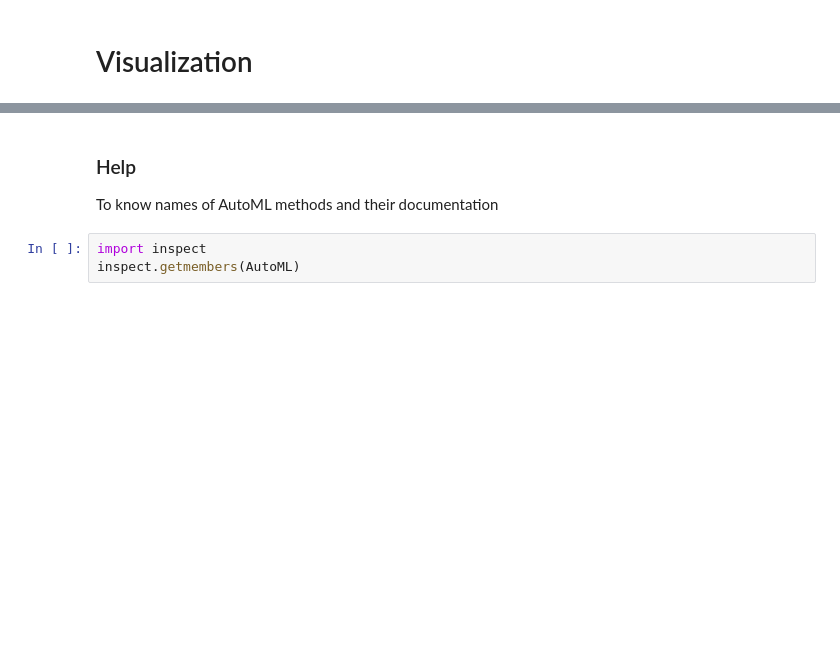
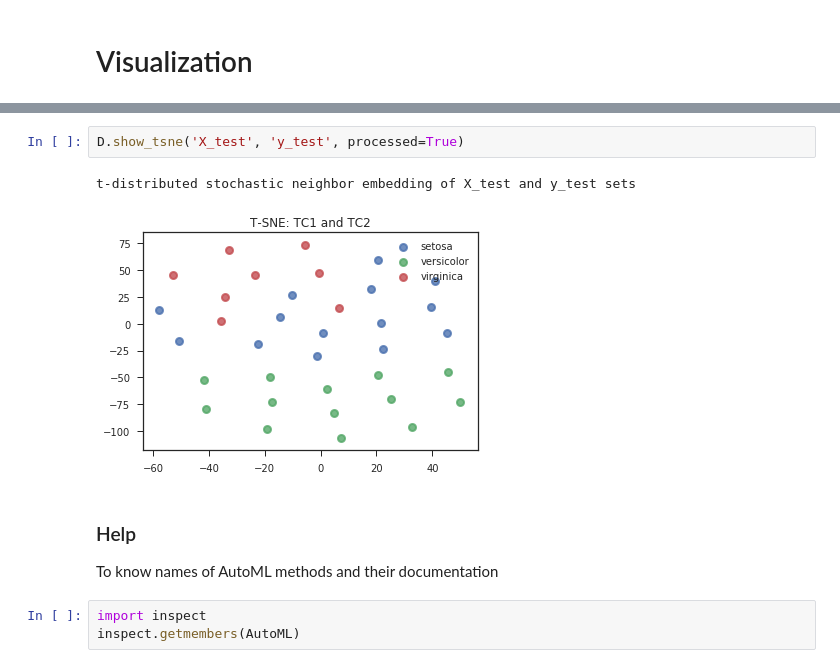
Before and after one commit to Didayolo/medi-chal, a Jupyter notebook: notebooks/auto_ml/ID_notebook.ipynb, the cells around one changed output, grey strips where cells are left out. Saved outputs shown, nothing was run; the diff lists cells and outputs as text; blank space fills up the shorter version.

```diff
--- a/notebooks/auto_ml/ID_notebook.ipynb
+++ b/notebooks/auto_ml/ID_notebook.ipynb
@@ -245,3 +264,8 @@ D.show_pca('X_train', 'y_train')
+# %%
+D.show_tsne('X_test', 'y_test', processed=True)
+# %% [output]
+t-distributed stochastic neighbor embedding of X_test and y_test sets
+[figure, added]
 # %% [markdown]
 ### Help
 
```
Also changed, not shown: parts of 10 cells of this notebook, 7 other files.
